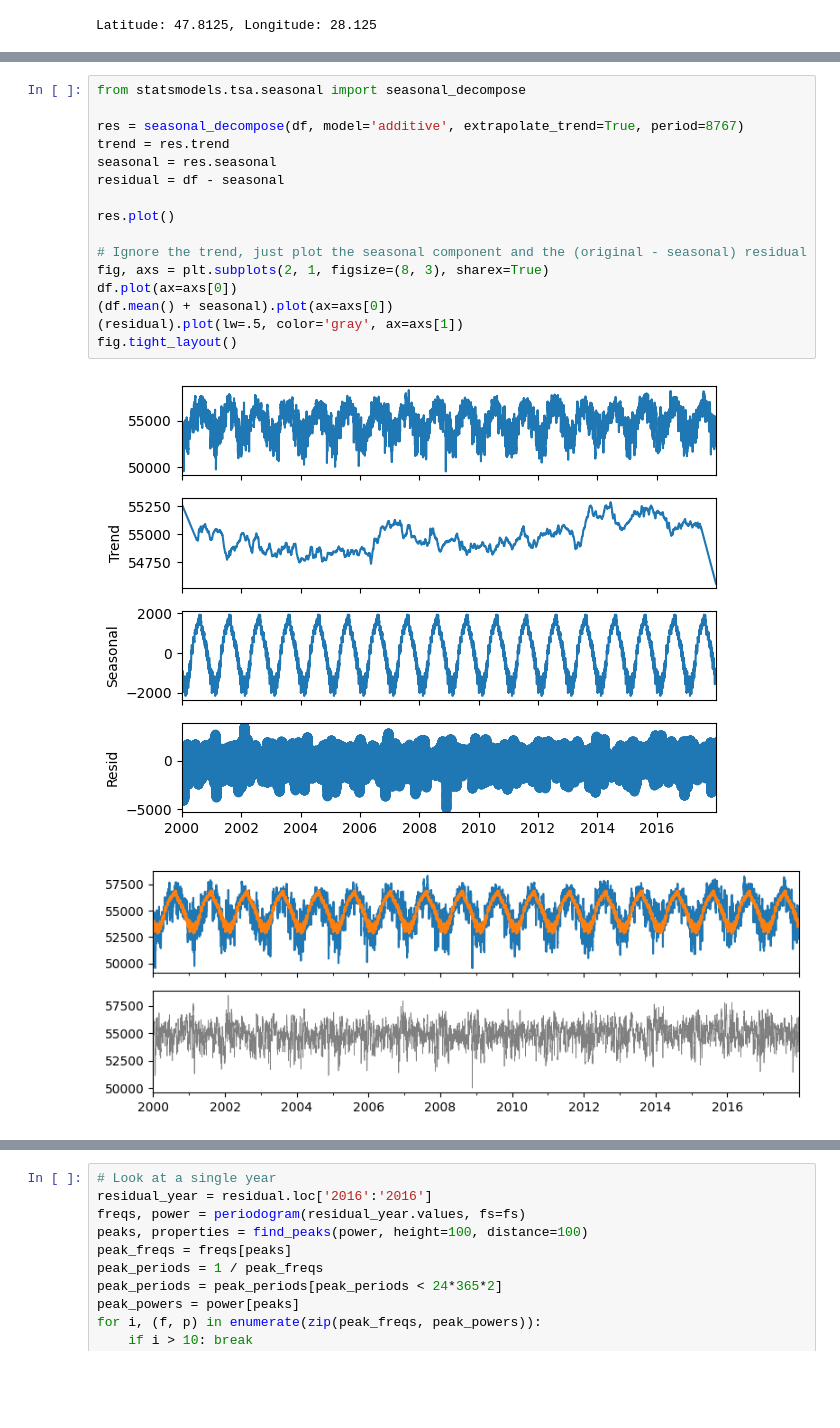
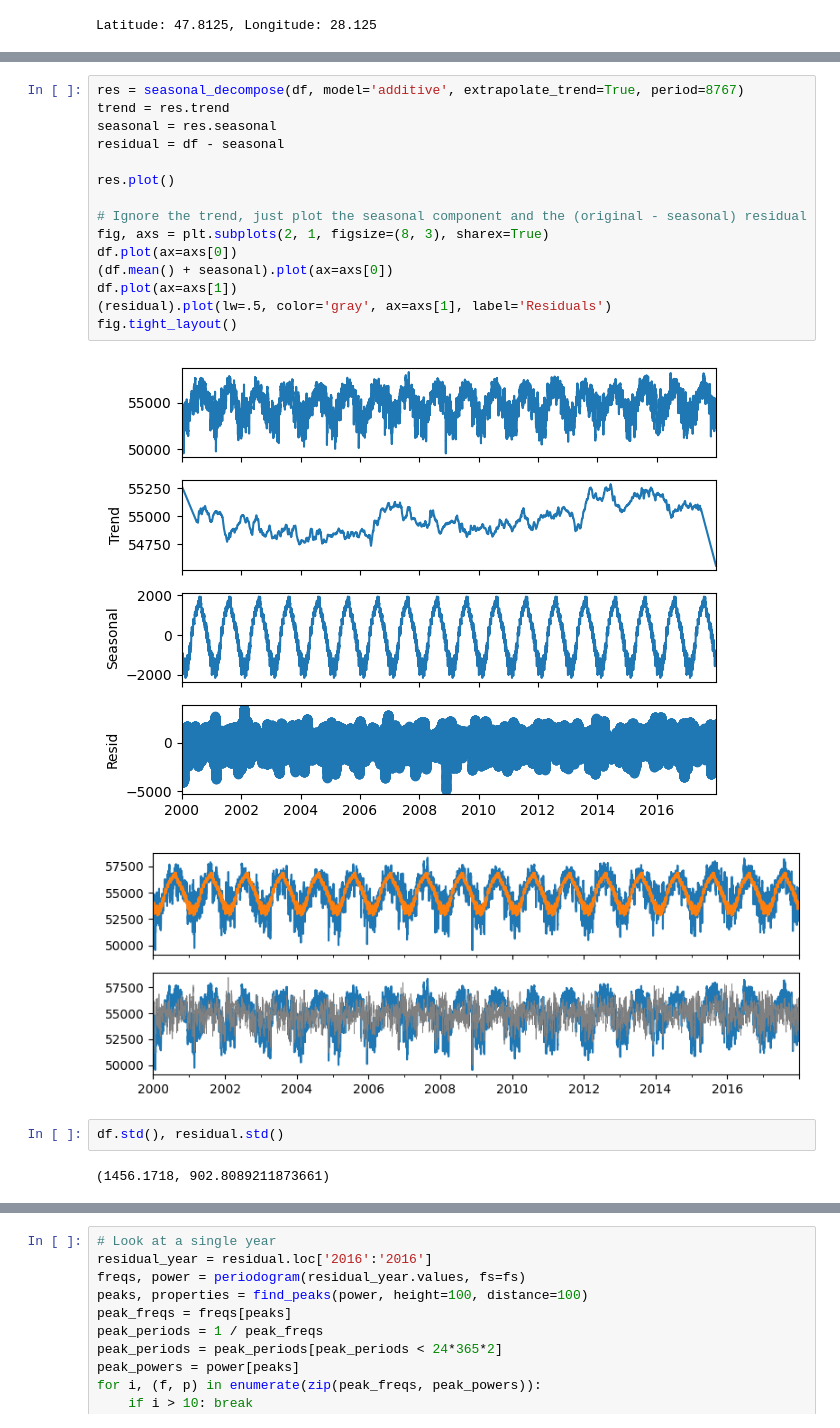
Before and after one commit to sunnyw22/STGP-for-weather-forecasting, a Jupyter notebook: Trend visualisation.ipynb, the cells around one changed output, grey strips where cells are left out. Drawn from its saved outputs; the diff is of its cells as text; blank space fills up the shorter version.

```diff
--- a/Trend visualisation.ipynb
+++ b/Trend visualisation.ipynb
@@ -46,19 +51,22 @@ Peak at period = 131.28   hrs, power = 1.87560e+08
 # %%
-from statsmodels.tsa.seasonal import seasonal_decompose
-
 res = seasonal_decompose(df, model='additive', extrapolate_trend=True, period=8767)
 trend = res.trend
 seasonal = res.seasonal
 residual = df - seasonal
 
 res.plot()
 
 # Ignore the trend, just plot the seasonal component and the (original - seasonal) residual
 fig, axs = plt.subplots(2, 1, figsize=(8, 3), sharex=True)
 df.plot(ax=axs[0])
 (df.mean() + seasonal).plot(ax=axs[0])
-(residual).plot(lw=.5, color='gray', ax=axs[1])
+df.plot(ax=axs[1])
+(residual).plot(lw=.5, color='gray', ax=axs[1], label='Residuals')
 fig.tight_layout()
 # %% [output]
 [figure]
-[figure, old version]
+[figure, new version]
+# %%
+df.std(), residual.std()
+# %% [output]
+(1456.1718, 902.8089211873661)
```
Also changed, not shown: parts of 7 cells of this notebook, 8 other files.
